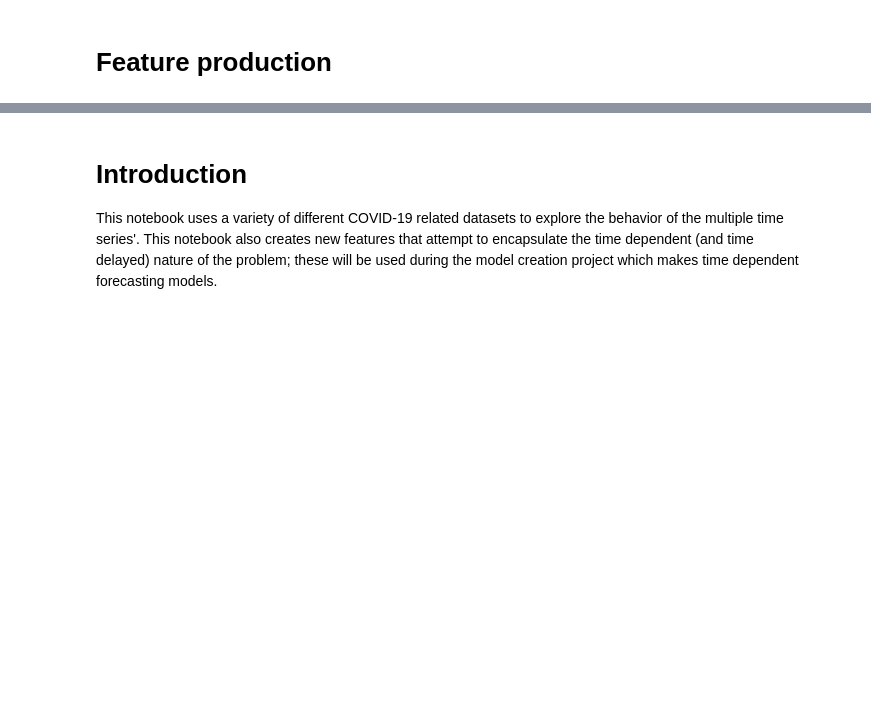
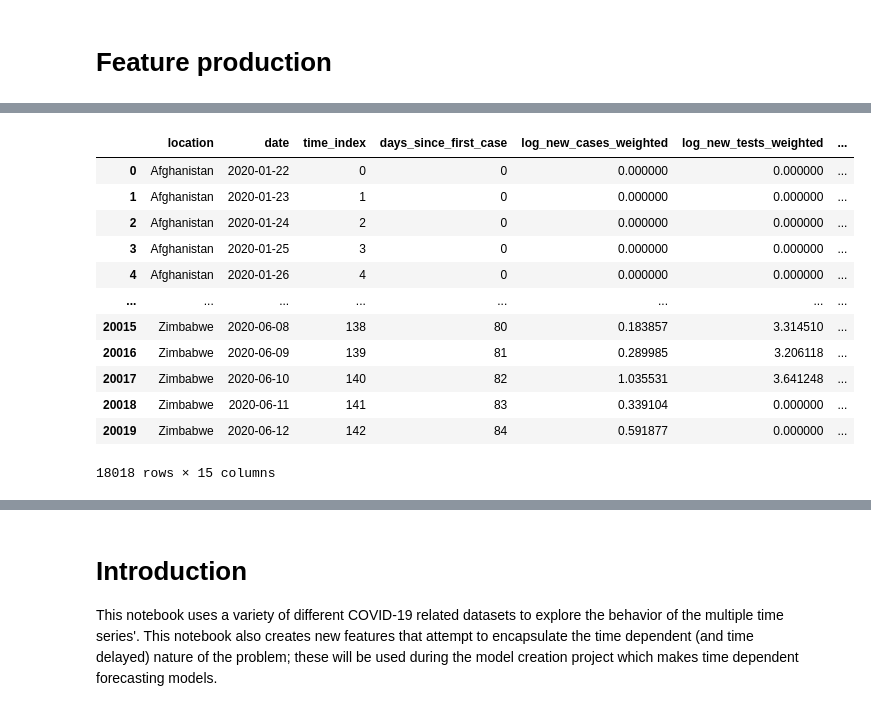
Before and after one commit to mgudorf/datsci, a Jupyter notebook: capstone2/COVID19_data_cleaning_and_exploration.ipynb, the cells around one changed output, grey strips where cells are left out. Saved outputs shown, nothing was run; the diff lists cells and outputs as text; code cells hidden in the pictures; blank space fills up the shorter version.

Commit message:
seeing how different features affect models, tweaking models

```diff
--- a/capstone2/COVID19_data_cleaning_and_exploration.ipynb
+++ b/capstone2/COVID19_data_cleaning_and_exploration.ipynb
@@ -1066,0 +1111,16 @@ cnn_features = indexers + log_new_weighted_quantity_features+new_weighted_quanti
+# %%
+model_df
+# %% [output]
+|  | location | date | time_index | days_since_first_case | log_new_cases_weighted | log_new_tests_weighted | ... |
+| 0 | Afghanistan | 2020-01-22 | 0 | 0 | 0.000000 | 0.000000 | ... |
+| 1 | Afghanistan | 2020-01-23 | 1 | 0 | 0.000000 | 0.000000 | ... |
+| 2 | Afghanistan | 2020-01-24 | 2 | 0 | 0.000000 | 0.000000 | ... |
+| 3 | Afghanistan | 2020-01-25 | 3 | 0 | 0.000000 | 0.000000 | ... |
+| 4 | Afghanistan | 2020-01-26 | 4 | 0 | 0.000000 | 0.000000 | ... |
+| ... | ... | ... | ... | ... | ... | ... | ... |
+| 20015 | Zimbabwe | 2020-06-08 | 138 | 80 | 0.183857 | 3.314510 | ... |
+| 20016 | Zimbabwe | 2020-06-09 | 139 | 81 | 0.289985 | 3.206118 | ... |
+| 20017 | Zimbabwe | 2020-06-10 | 140 | 82 | 1.035531 | 3.641248 | ... |
+| 20018 | Zimbabwe | 2020-06-11 | 141 | 83 | 0.339104 | 0.000000 | ... |
+| 20019 | Zimbabwe | 2020-06-12 | 142 | 84 | 0.591877 | 0.000000 | ... |
+18018 rows × 15 columns
```
Also changed, not shown: parts of 37 cells of this notebook, 3 other files.
